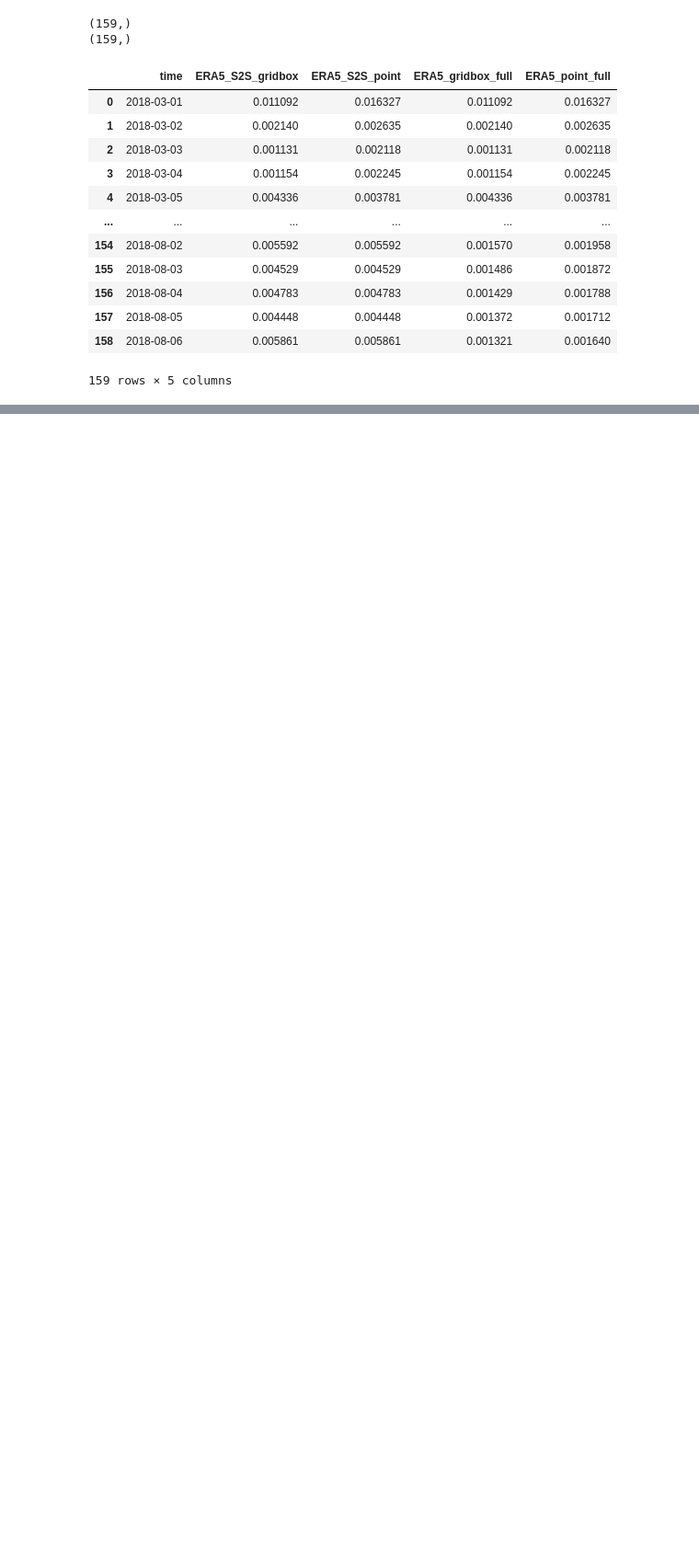
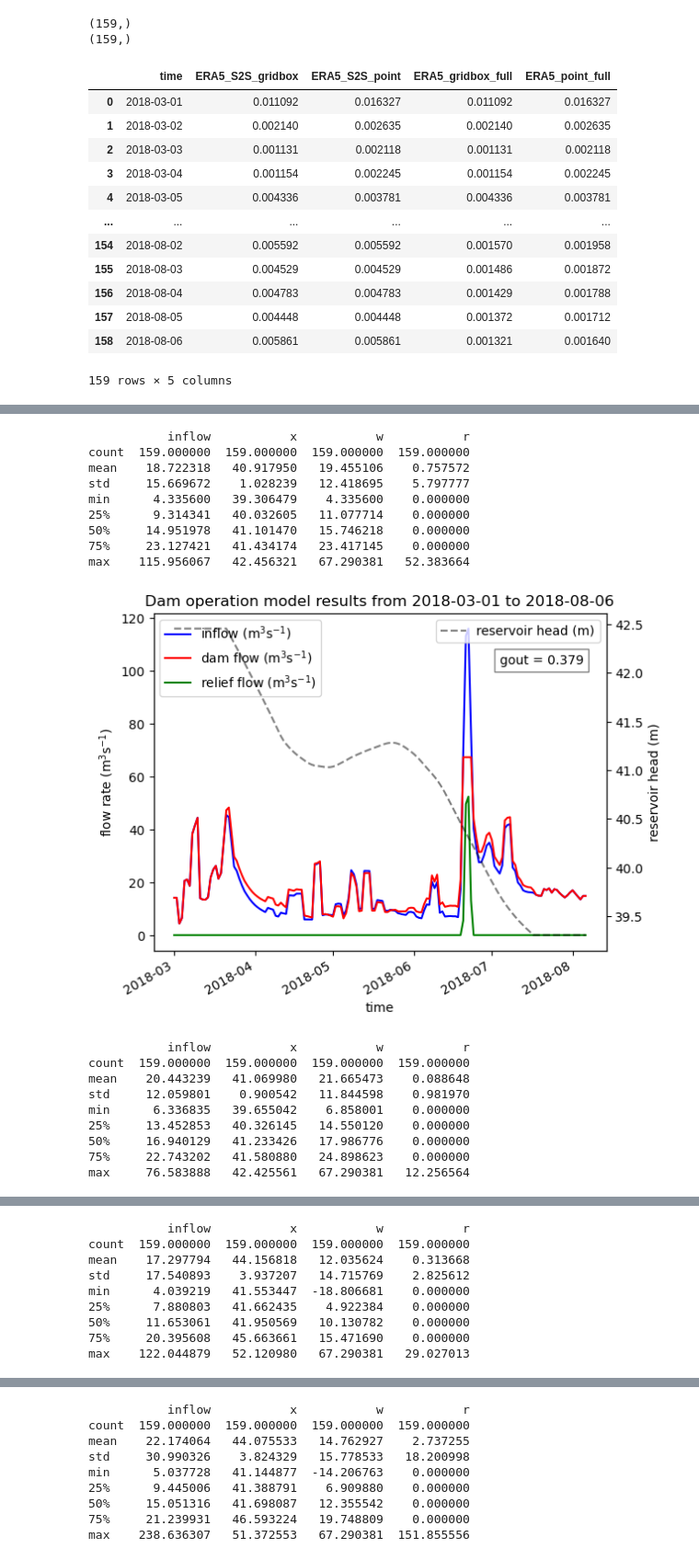
Before and after one commit to benhutchmet/MTMG50-Technical-Assignment, a Jupyter notebook: damop_notebook.ipynb, the cells around one changed output, grey strips where cells are left out. Shown at 92% size. Saved outputs shown, nothing was run; the diff lists cells and outputs as text; code cells hidden in the pictures; blank space fills up the shorter version.

Commit message:
plots for Q6, now just going back through and tidying up

```diff
--- a/damop_notebook.ipynb
+++ b/damop_notebook.ipynb
@@ -540,7 +540,8 @@ def dam_model(start_date, end_date, inflow, x, w, r, gout, fig_name):
     ax1.legend(loc='upper left')
     ax2.legend(loc='upper right')
     # print the value of gout to 3 significant figures in the top right of the plot in a box
-    plt.text(0.95, 0.88, 'gout = ' + str(round(gout, 3)), horizontalalignment='right', verticalalignment='top', transform=ax1.transAxes, bbox=dict(facecolor='white', alpha=0.5))
+    gout = gout.compute()
+    plt.text(0.95, 0.88, 'gout = ' + str(np.round(gout, 3)), horizontalalignment='right', verticalalignment='top', transform=ax1.transAxes, bbox=dict(facecolor='white', alpha=0.5))
     plt.title('Dam operation model results from ' + start_date + ' to ' + end_date)
     plt.show()
 
@@ -1107,0 +1257,34 @@ df_ERA5_S2S
+# %%
+# now we want to plot the results
+# so we want to call the dam_model function four times, once for each of the runoff arrays
+
+# set up the start and end dates
+start_date = '2018-03-01'
+end_date = '2018-08-06'
+
+# set up the figure names
+fig_names = ['ERA5_S2S_gridbox_Q6_optimization', 'ERA5_S2S_point_Q6_optimization', 'ERA5_gridbox_full_Q6_optimization', 'ERA5_point_full_Q6_optimization']
+
+# run the dam_model function for each of the runoff arrays
+for i in range(len(runoffarrs)):
+    dam_model(start_date, end_date, inflow_arr[i], x_arr[i], w_arr[i], r_arr[i], gout_arr[i], fig_names[i])
+# %% [output]
+           inflow           x           w           r
+count  159.000000  159.000000  159.000000  159.000000
+mean    18.722318   40.917950   19.455106    0.757572
+std     15.669672    1.028239   12.418695    5.797777
+min      4.335600   39.306479    4.335600    0.000000
+25%      9.314341   40.032605   11.077714    0.000000
+50%     14.951978   41.101470   15.746218    0.000000
+75%     23.127421   41.434174   23.417145    0.000000
+max    115.956067   42.456321   67.290381   52.383664
+[figure, added]
+           inflow           x           w           r
+count  159.000000  159.000000  159.000000  159.000000
+mean    20.443239   41.069980   21.665473    0.088648
+std     12.059801    0.900542   11.844598    0.981970
+min      6.336835   39.655042    6.858001    0.000000
+25%     13.452853   40.326145   14.550120    0.000000
+50%     16.940129   41.233426   17.986776    0.000000
+75%     22.743202   41.580880   24.898623    0.000000
+max     76.583888   42.425561   67.290381   12.256564
@@ -1107,0 +1292,9 @@ df_ERA5_S2S
+           inflow           x           w           r
+count  159.000000  159.000000  159.000000  159.000000
+mean    17.297794   44.156818   12.035624    0.313668
+std     17.540893    3.937207   14.715769    2.825612
+min      4.039219   41.553447  -18.806681    0.000000
+25%      7.880803   41.662435    4.922384    0.000000
+50%     11.653061   41.950569   10.130782    0.000000
+75%     20.395608   45.663661   15.471690    0.000000
+max    122.044879   52.120980   67.290381   29.027013
@@ -1107,0 +1302,9 @@ df_ERA5_S2S
+           inflow           x           w           r
+count  159.000000  159.000000  159.000000  159.000000
+mean    22.174064   44.075533   14.762927    2.737255
+std     30.990326    3.824329   15.778533   18.200998
+min      5.037728   41.144877  -14.206763    0.000000
+25%      9.445006   41.388791    6.909880    0.000000
+50%     15.051316   41.698087   12.355542    0.000000
+75%     21.239931   46.593224   19.748809    0.000000
+max    238.636307   51.372553   67.290381  151.855556
```
Also changed, not shown: parts of 4 cells of this notebook.
